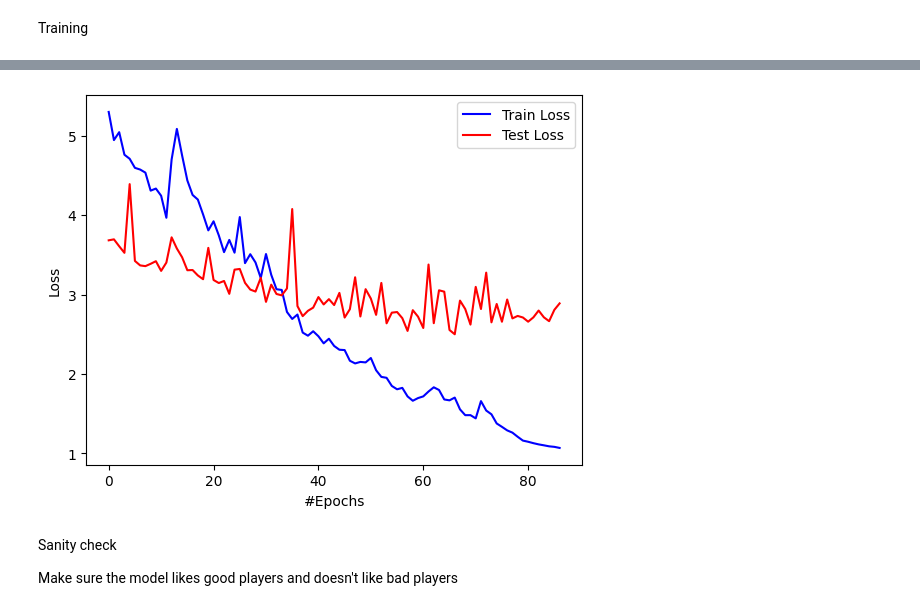
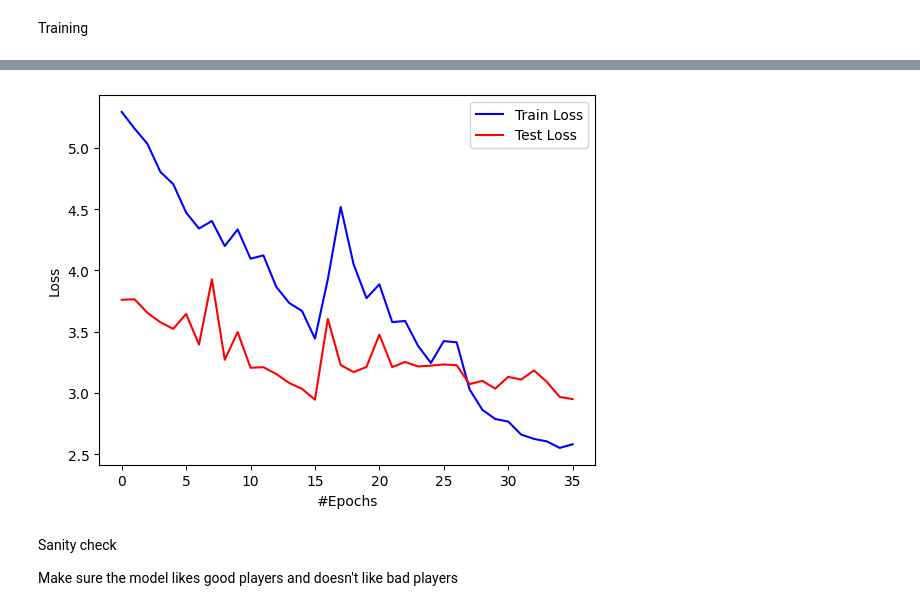
Before and after one commit to nitzryan/BaseballModels, a Jupyter notebook: Model.ipynb, the cells around one changed output, grey strips where cells are left out. Cells and saved outputs as stored; diff of their text form; code cells hidden in the pictures.

Commit message:
Added Dropout

```diff
--- a/Model.ipynb
+++ b/Model.ipynb
@@ -16,8 +16,8 @@ db = sqlite3.connect("BaseballStats.db")
 HITTER_STATS_COLS = 24 # All columns but mlbId/year
 PITCHER_STATS_COLS = 13
 PLAYER_COLS = 2 # Age at signing, draft pick
-# HITTER_COLS = HITTER_STATS_COLS + PLAYER_COLS
-# PITCHER_COLS = PITCHER_STATS_COLS + PLAYER_COLS
+HITTER_COLS = HITTER_STATS_COLS + PLAYER_COLS
+PITCHER_COLS = PITCHER_STATS_COLS + PLAYER_COLS
 
 HITTER_OUTPUT_COLS = 6
 HITTER_OUTPUT_COLS = 1
@@ -48,8 +48,8 @@ pitcherOutput = []
 
 for id, signingAge, draftPick in tqdm(hitters, desc="Hitters"):
     stats = cursor.execute("SELECT * FROM Model_HitterStats WHERE mlbId=? ORDER BY YEAR ASC, Month ASC", (id,)).fetchall()
-    thisInputs = torch.zeros(len(stats) + 1, HITTER_STATS_COLS)
-    initVal = torch.zeros(HITTER_STATS_COLS, dtype=D_TYPE)
+    thisInputs = torch.zeros(len(stats) + 1, HITTER_COLS)
+    initVal = torch.zeros(HITTER_COLS, dtype=D_TYPE)
     initVal[0] = signingAge
     if draftPick is not None:
         initVal[1] = draftPick
@@ -58,7 +58,7 @@ for id, signingAge, draftPick in tqdm(hitters, desc="Hitters"):
 
     thisInputs[0] = initVal
     for i, monthStat in enumerate(stats):
-        thisInputs[i + 1] = torch.tensor(list(monthStat[PLAYER_COLS:]), dtype=D_TYPE)
+        thisInputs[i + 1] = torch.tensor([0, -10] + list(monthStat[PLAYER_COLS:]), dtype=D_TYPE)
 
     # outcomes = cursor.execute('''
     #                           SELECT pcs.highestLevel, mpw.pa, mpw.war, mpw.off, mpw.def, mpw.bsr
@@ -215,11 +215,11 @@ def test(network, test_loader, loss_function):
 Model
 # %%
 class LSTM_Model(nn.Module):
-    def __init__(self):
+    def __init__(self, dropoutPerc):
         super().__init__()
         HIDDEN_SIZE = 400
 
-        self.lstm = nn.LSTM(input_size=HITTER_STATS_COLS, hidden_size=HIDDEN_SIZE, num_layers=5, batch_first=False)
+        self.lstm = nn.LSTM(input_size=HITTER_COLS, hidden_size=HIDDEN_SIZE, num_layers=5, batch_first=False, dropout=dropoutPerc)
         self.linear = nn.Linear(HIDDEN_SIZE, HITTER_OUTPUT_COLS)
 
     def forward(self, x, lengths):
@@ -269,7 +269,8 @@ def LSTM_MSELoss(pred, actual, lengths):
     maskedLoss = loss * lengths.unsqueeze(0)
     loss = maskedLoss.sum() / lengths.sum()
 # %%
-network = LSTM_Model()
+dropout = 0.5
+network = LSTM_Model(dropout)
 network = network.to(device)
 print("Num. Parameters:", count_parameters(network))
 
@@ -278,7 +279,7 @@ scheduler = lr_scheduler.ReduceLROnPlateau(optimizer, factor=0.25, cooldown=5, v
 loss_function = LSTM_MSELoss
 
 batch_size = 800
-num_epochs = 101
+num_epochs = 201
 training_generator = torch.utils.data.DataLoader(trainHittersDataset, batch_size=batch_size, shuffle=True)
 testing_generator = torch.utils.data.DataLoader(testHittersDataset, batch_size=batch_size, shuffle=False)
 
@@ -298,4 +294,4 @@ Stopped training early at epoch=86 with loss=2.500100334485372
-[figure, old version]
+[figure, new version]
 # %% [markdown]
 Sanity check
 
```
Also changed, not shown: parts of 4 cells of this notebook, 1 other file.
